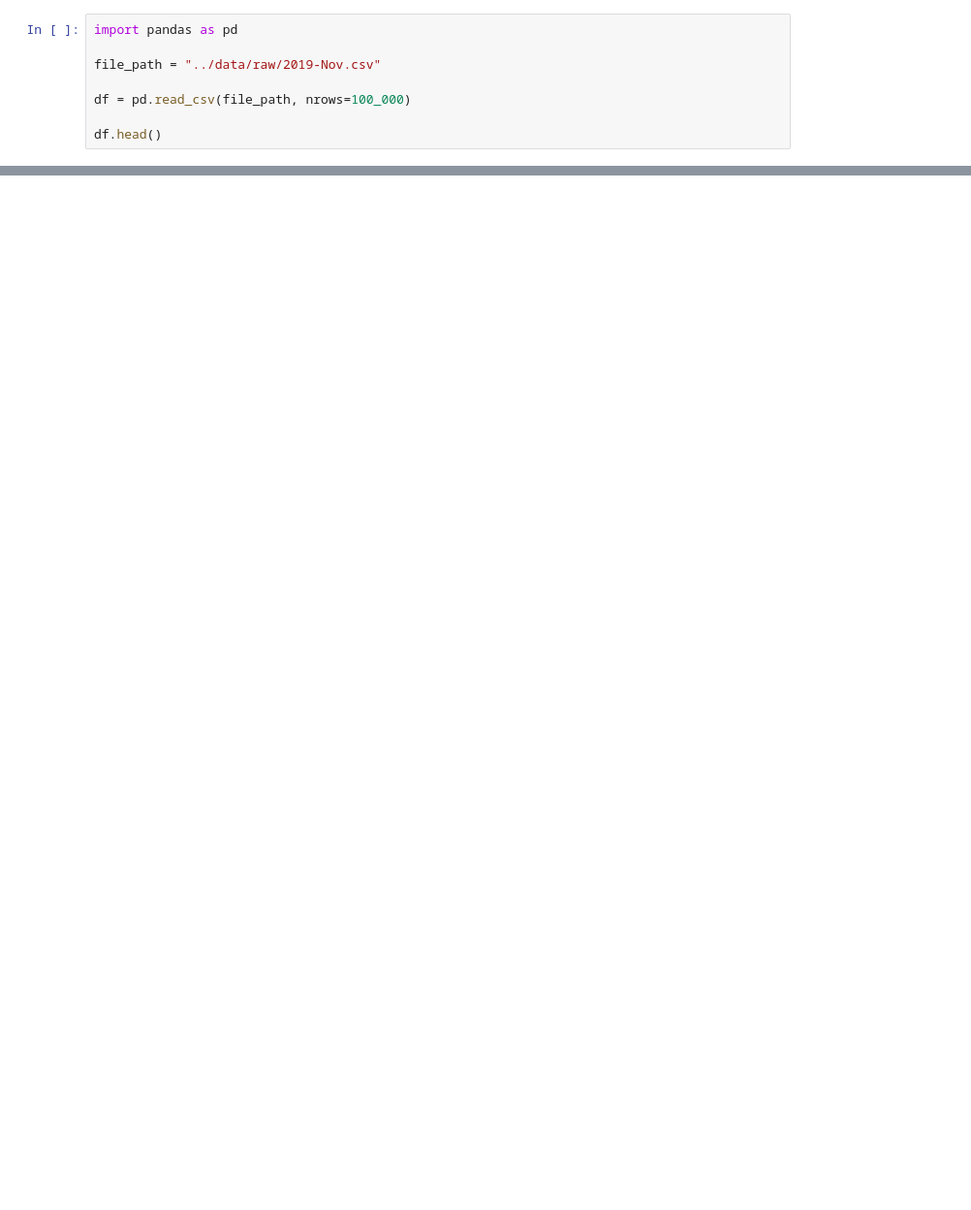
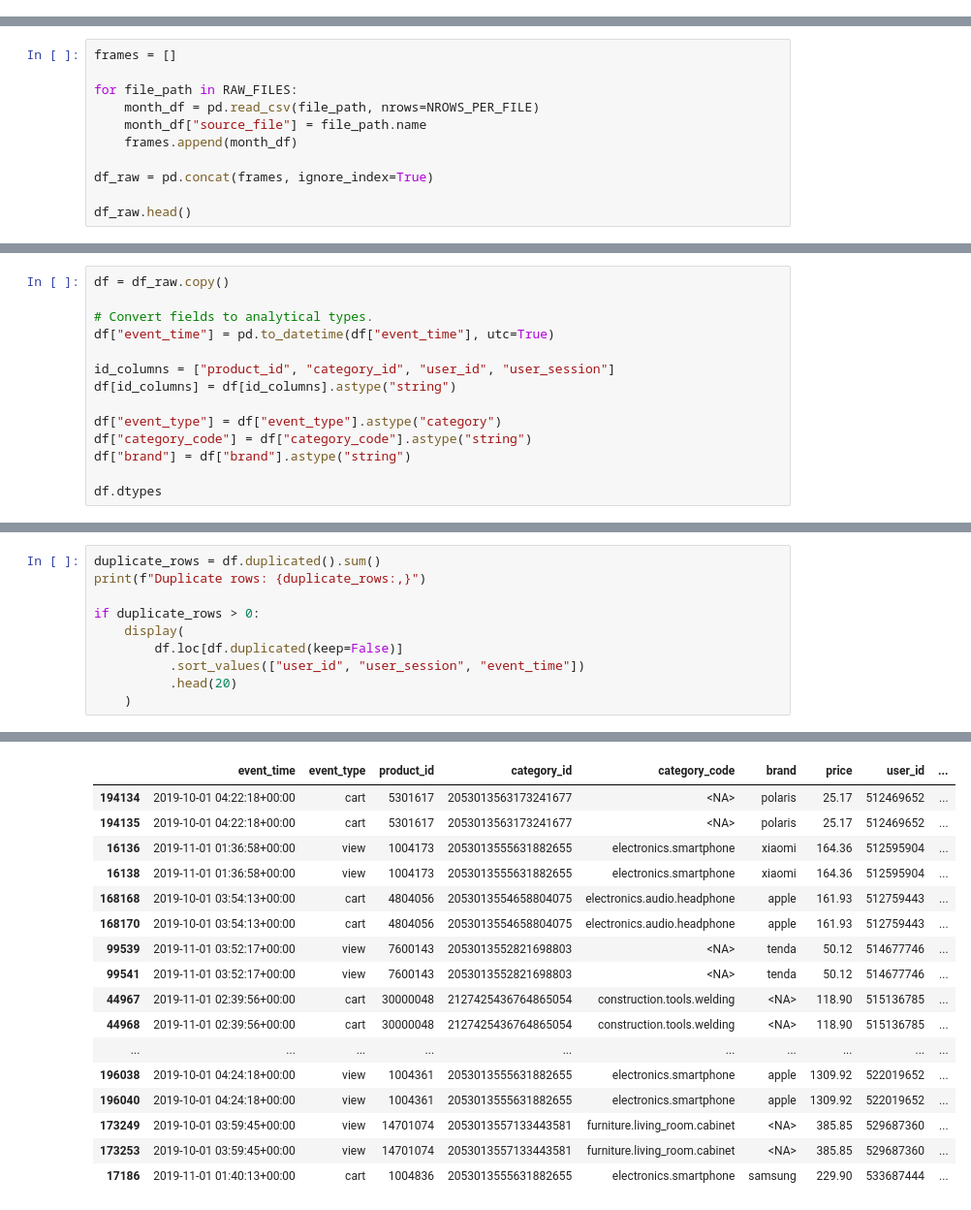
Before and after one commit to yjchen9596/ecommerce-product-analytics, a Jupyter notebook: notebooks/01_data_exploration.ipynb, the cells around one changed output, grey strips where cells are left out. Shown at 97% size. Drawn from its saved outputs; the diff is of its cells as text; blank space fills up the shorter version.

Commit message:
final data exploration

```diff
--- a/notebooks/01_data_exploration.ipynb
+++ b/notebooks/01_data_exploration.ipynb
@@ -1,8 +0,0 @@
-# %%
-import pandas as pd
-
-file_path = "../data/raw/2019-Nov.csv"
-
-df = pd.read_csv(file_path, nrows=100_000)
-
-df.head()
@@ -15,0 +57,11 @@ df.head()
+# %%
+frames = []
+
+for file_path in RAW_FILES:
+    month_df = pd.read_csv(file_path, nrows=NROWS_PER_FILE)
+    month_df["source_file"] = file_path.name
+    frames.append(month_df)
+
+df_raw = pd.concat(frames, ignore_index=True)
+
+df_raw.head()
@@ -15,0 +123,14 @@ df.head()
+# %%
+df = df_raw.copy()
+
+# Convert fields to analytical types.
+df["event_time"] = pd.to_datetime(df["event_time"], utc=True)
+
+id_columns = ["product_id", "category_id", "user_id", "user_session"]
+df[id_columns] = df[id_columns].astype("string")
+
+df["event_type"] = df["event_type"].astype("category")
+df["category_code"] = df["category_code"].astype("string")
+df["brand"] = df["brand"].astype("string")
+
+df.dtypes
@@ -15,0 +175,11 @@ df.head()
+# %%
+duplicate_rows = df.duplicated().sum()
+print(f"Duplicate rows: {duplicate_rows:,}")
+
+if duplicate_rows > 0:
+    display(
+        df.loc[df.duplicated(keep=False)]
+          .sort_values(["user_id", "user_session", "event_time"])
+          .head(20)
+    )
+# %% [output]
@@ -15,0 +187,17 @@ df.head()
+|  | event_time | event_type | product_id | category_id | category_code | brand | price | user_id | ... |
+| 194134 | 2019-10-01 04:22:18+00:00 | cart | 5301617 | 2053013563173241677 | <NA> | polaris | 25.17 | 512469652 | ... |
+| 194135 | 2019-10-01 04:22:18+00:00 | cart | 5301617 | 2053013563173241677 | <NA> | polaris | 25.17 | 512469652 | ... |
+| 16136 | 2019-11-01 01:36:58+00:00 | view | 1004173 | 2053013555631882655 | electronics.smartphone | xiaomi | 164.36 | 512595904 | ... |
+| 16138 | 2019-11-01 01:36:58+00:00 | view | 1004173 | 2053013555631882655 | electronics.smartphone | xiaomi | 164.36 | 512595904 | ... |
+| 168168 | 2019-10-01 03:54:13+00:00 | cart | 4804056 | 2053013554658804075 | electronics.audio.headphone | apple | 161.93 | 512759443 | ... |
+| 168170 | 2019-10-01 03:54:13+00:00 | cart | 4804056 | 2053013554658804075 | electronics.audio.headphone | apple | 161.93 | 512759443 | ... |
+| 99539 | 2019-11-01 03:52:17+00:00 | view | 7600143 | 2053013552821698803 | <NA> | tenda | 50.12 | 514677746 | ... |
+| 99541 | 2019-11-01 03:52:17+00:00 | view | 7600143 | 2053013552821698803 | <NA> | tenda | 50.12 | 514677746 | ... |
+| 44967 | 2019-11-01 02:39:56+00:00 | cart | 30000048 | 2127425436764865054 | construction.tools.welding | <NA> | 118.90 | 515136785 | ... |
+| 44968 | 2019-11-01 02:39:56+00:00 | cart | 30000048 | 2127425436764865054 | construction.tools.welding | <NA> | 118.90 | 515136785 | ... |
+| ... | ... | ... | ... | ... | ... | ... | ... | ... | ... |
+| 196038 | 2019-10-01 04:24:18+00:00 | view | 1004361 | 2053013555631882655 | electronics.smartphone | apple | 1309.92 | 522019652 | ... |
+| 196040 | 2019-10-01 04:24:18+00:00 | view | 1004361 | 2053013555631882655 | electronics.smartphone | apple | 1309.92 | 522019652 | ... |
+| 173249 | 2019-10-01 03:59:45+00:00 | view | 14701074 | 2053013557133443581 | furniture.living_room.cabinet | <NA> | 385.85 | 529687360 | ... |
+| 173253 | 2019-10-01 03:59:45+00:00 | view | 14701074 | 2053013557133443581 | furniture.living_room.cabinet | <NA> | 385.85 | 529687360 | ... |
+| 17186 | 2019-11-01 01:40:13+00:00 | cart | 1004836 | 2053013555631882655 | electronics.smartphone | samsung | 229.90 | 533687444 | ... |
```
Also changed, not shown: parts of 36 cells of this notebook.
